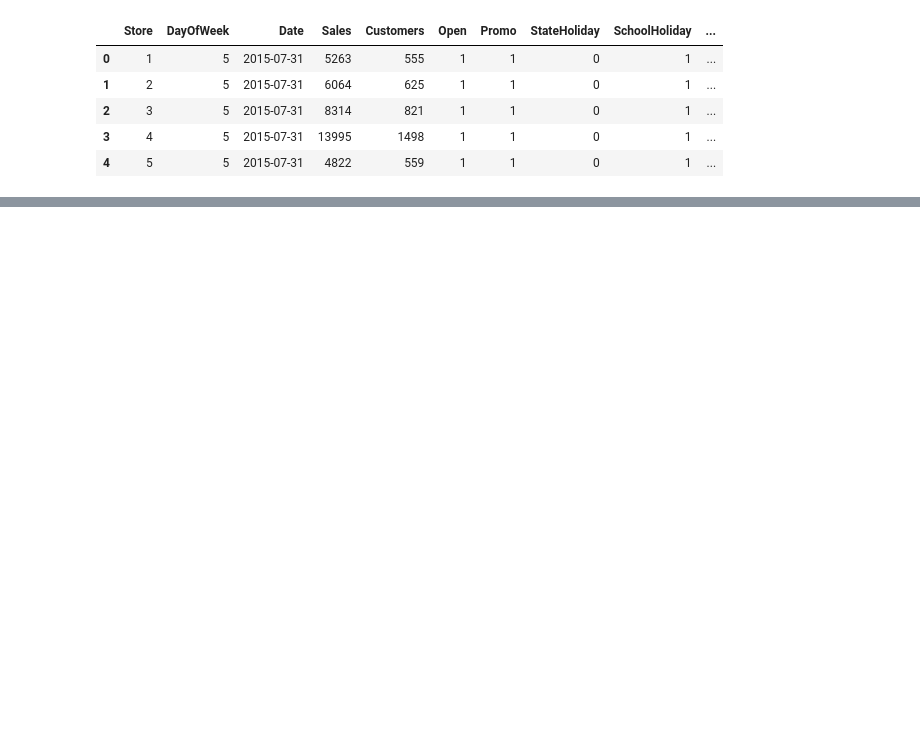
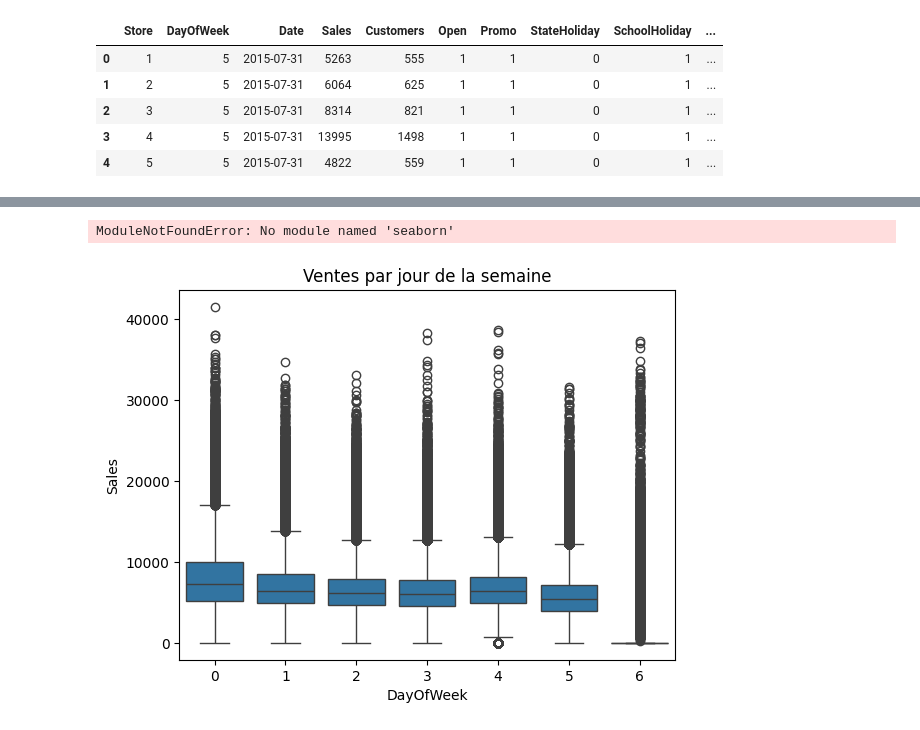
Before and after one commit to Hayerath/PredictRetail-Analytics-Pr-dire-les-ventes-et-piloter-la-performance-d-une-cha-ne-de-distribution, a Jupyter notebook: Notebook EDA.ipynb, the cells around one changed output, grey strips where cells are left out. Drawn from its saved outputs; the diff is of its cells as text; code cells hidden in the pictures; blank space fills up the shorter version.

```diff
--- a/Notebook EDA.ipynb
+++ b/Notebook EDA.ipynb
@@ -37,0 +242,44 @@ train.head()
+# %%
+import pandas as pd
+import seaborn as sns
+import matplotlib.pyplot as plt
+
+# 1. Charger les données
+train = pd.read_csv("C:/Users/HP/Downloads/rossmann-store-sales/train.csv")
+store = pd.read_csv("C:/Users/HP/Downloads/rossmann-store-sales/store.csv")
+
+# 2. Merge
+train = train.merge(store, on="Store", how="left")
+
+# 3. Convertir la date
+train["Date"] = pd.to_datetime(train["Date"])
+train["DayOfWeek"] = train["Date"].dt.dayofweek
+
+sns.boxplot(x="DayOfWeek", y="Sales", data=train)
+plt.title("Ventes par jour de la semaine")
+plt.show()
+# %% [output]
+ModuleNotFoundError: No module named 'seaborn'
+# %%
+import pandas as pd
+import seaborn as sns
+import matplotlib.pyplot as plt
+
+# 1. Charger les données
+train = pd.read_csv("C:/Users/HP/Downloads/rossmann-store-sales/train.csv")
+store = pd.read_csv("C:/Users/HP/Downloads/rossmann-store-sales/store.csv")
+
+# 2. Merge
+train = train.merge(store, on="Store", how="left")
+
+# 3. Convertir la date
+
+train['Date'] = pd.to_datetime(train['Date'])
+train['DayOfWeek'] = train['Date'].dt.dayofweek
+
+
+sns.boxplot(x="DayOfWeek", y="Sales", data=train)
+plt.title("Ventes par jour de la semaine")
+plt.show()
+# %% [output]
+[figure, added]
```
Also changed, not shown: parts of 36 cells of this notebook, 3 other files.
